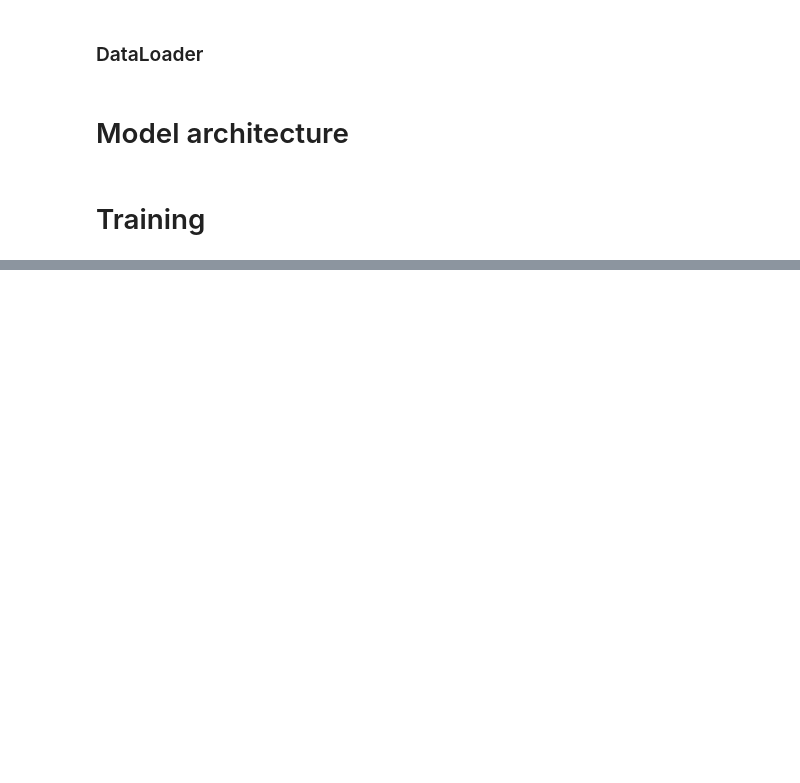
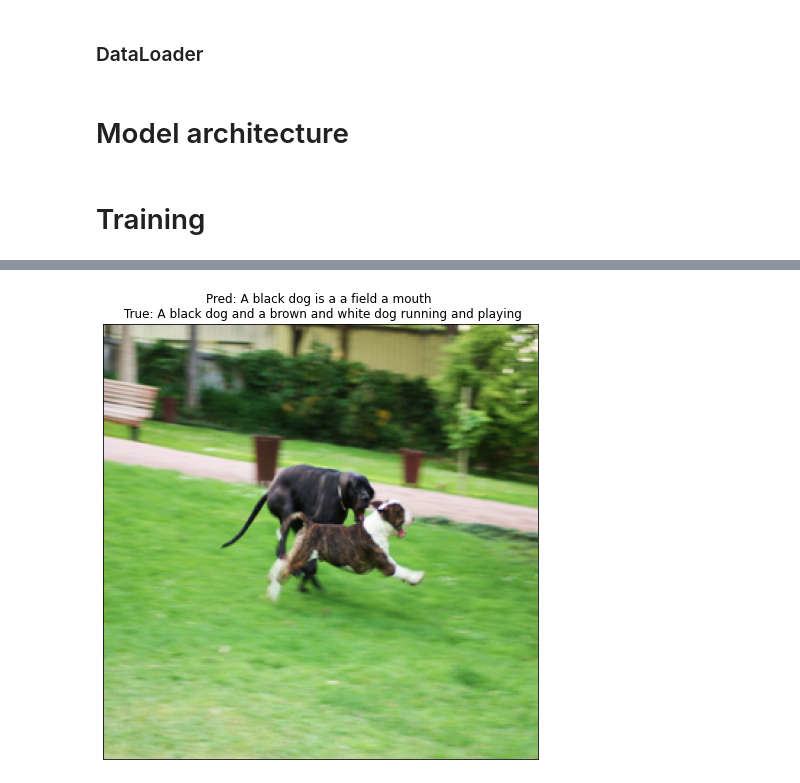
Before and after one commit to IOBananaOI/Image-Captioning, a Jupyter notebook: Image_Captioning.ipynb, the cells around one changed output, grey strips where cells are left out. Saved outputs shown, nothing was run; the diff lists cells and outputs as text; code cells hidden in the pictures; blank space fills up the shorter version.

```diff
--- a/Image_Captioning.ipynb
+++ b/Image_Captioning.ipynb
@@ -343,0 +412,5 @@ enc, dec = train(enc, dec, dec_optim, train_dl, criterion)
+# %%
+i = 15
+show_pred(imgs[i], pred_labels[i], true_labels[i])
+# %% [output]
+[figure, added]
```
Also changed, not shown: parts of 23 cells of this notebook.
